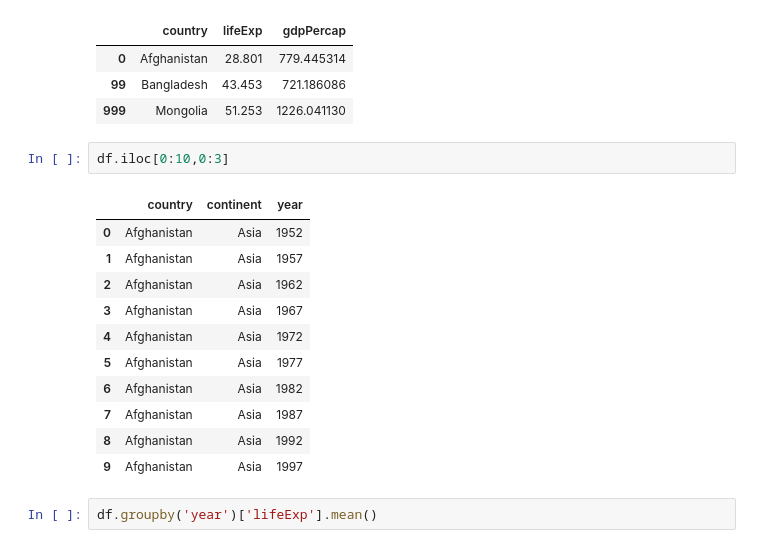
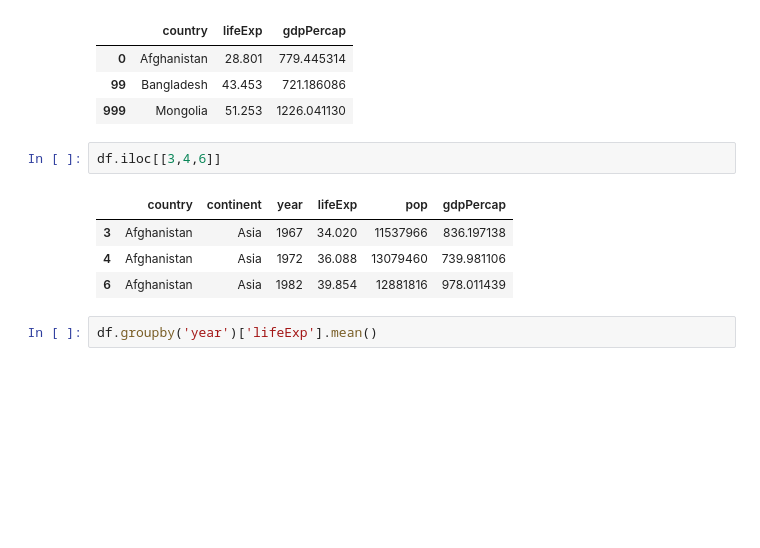
Before and after one commit to AnshumatDinesh/Data-Analytics-with-python, a Jupyter notebook: Python_fundamentals.ipynb, the cells around one changed output. Saved outputs shown, nothing was run; the diff lists cells and outputs as text; blank space fills up the shorter version.

```diff
--- a/Python_fundamentals.ipynb
+++ b/Python_fundamentals.ipynb
@@ -281,19 +281,12 @@ df.iloc[[0,99,999],[0,3,5]]
 | 99 | Bangladesh | 43.453 | 721.186086 |
 | 999 | Mongolia | 51.253 | 1226.041130 |
 # %%
-df.iloc[0:10,0:3]
+df.iloc[[3,4,6]]
 # %% [output]
-|  | country | continent | year |
-| 0 | Afghanistan | Asia | 1952 |
-| 1 | Afghanistan | Asia | 1957 |
-| 2 | Afghanistan | Asia | 1962 |
-| 3 | Afghanistan | Asia | 1967 |
-| 4 | Afghanistan | Asia | 1972 |
-| 5 | Afghanistan | Asia | 1977 |
-| 6 | Afghanistan | Asia | 1982 |
-| 7 | Afghanistan | Asia | 1987 |
-| 8 | Afghanistan | Asia | 1992 |
-| 9 | Afghanistan | Asia | 1997 |
+|  | country | continent | year | lifeExp | pop | gdpPercap |
+| 3 | Afghanistan | Asia | 1967 | 34.020 | 11537966 | 836.197138 |
+| 4 | Afghanistan | Asia | 1972 | 36.088 | 13079460 | 739.981106 |
+| 6 | Afghanistan | Asia | 1982 | 39.854 | 12881816 | 978.011439 |
 # %%
 df.groupby('year')['lifeExp'].mean()
 # %% [output]
```
Also changed, not shown: parts of 2 cells of this notebook, 2 other files.
